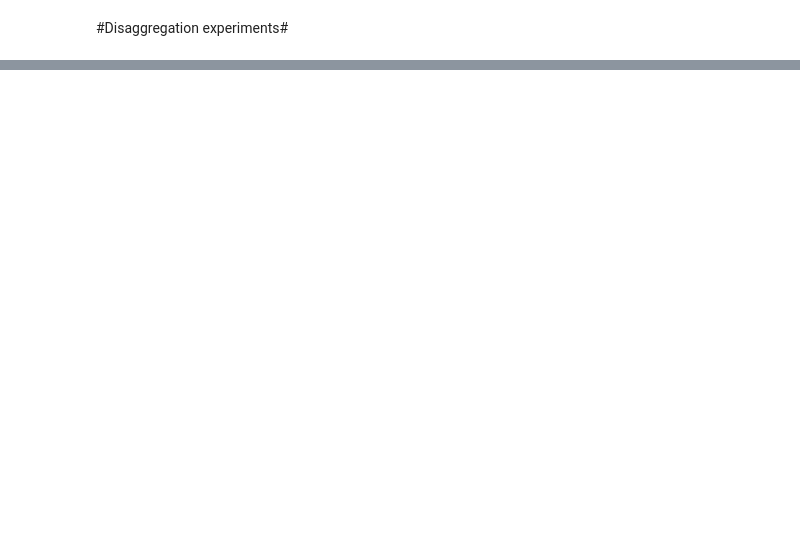
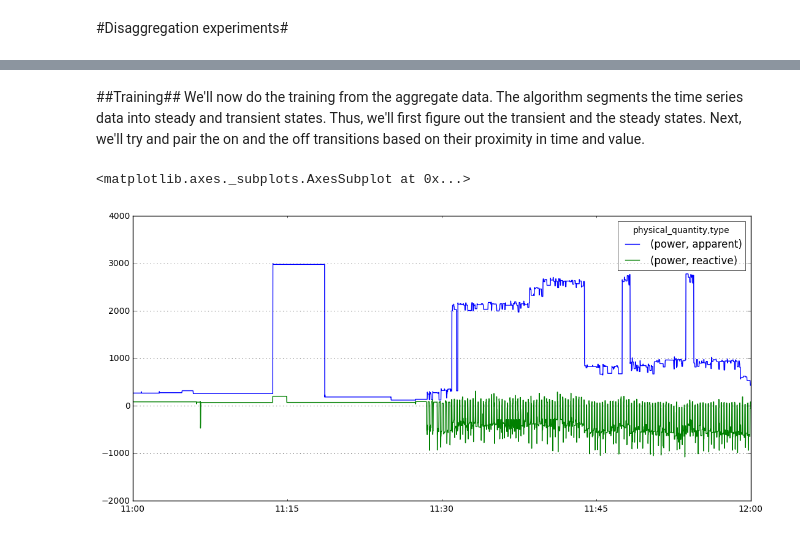
Before and after one commit to gjwo/nilm_gjw_data, a Jupyter notebook: notebooks/disaggregation.ipynb, the cells around one changed output, grey strips where cells are left out. Cells and saved outputs as stored; diff of their text form; code cells hidden in the pictures; blank space fills up the shorter version.

Commit message:
initial attempt at disaggregation training with errors

```diff
--- a/notebooks/disaggregation.ipynb
+++ b/notebooks/disaggregation.ipynb
@@ -26,0 +103,8 @@ ImportError: No module named seaborn
+# %% [markdown]
+##Training##
+We'll now do the training from the aggregate data. The algorithm segments the time series data into steady and transient states. Thus, we'll first figure out the transient and the steady states. Next, we'll try and pair the on and the off transitions based on their proximity in time and value.
+# %%
+df.ix['2013-12-03 11:00:00':'2013-12-03 12:00:00'].plot()# select a time range and plot it
+# %% [output]
+<matplotlib.axes._subplots.AxesSubplot at 0x...>
+[figure, added]
```
Also changed, not shown: parts of 14 cells of this notebook.
